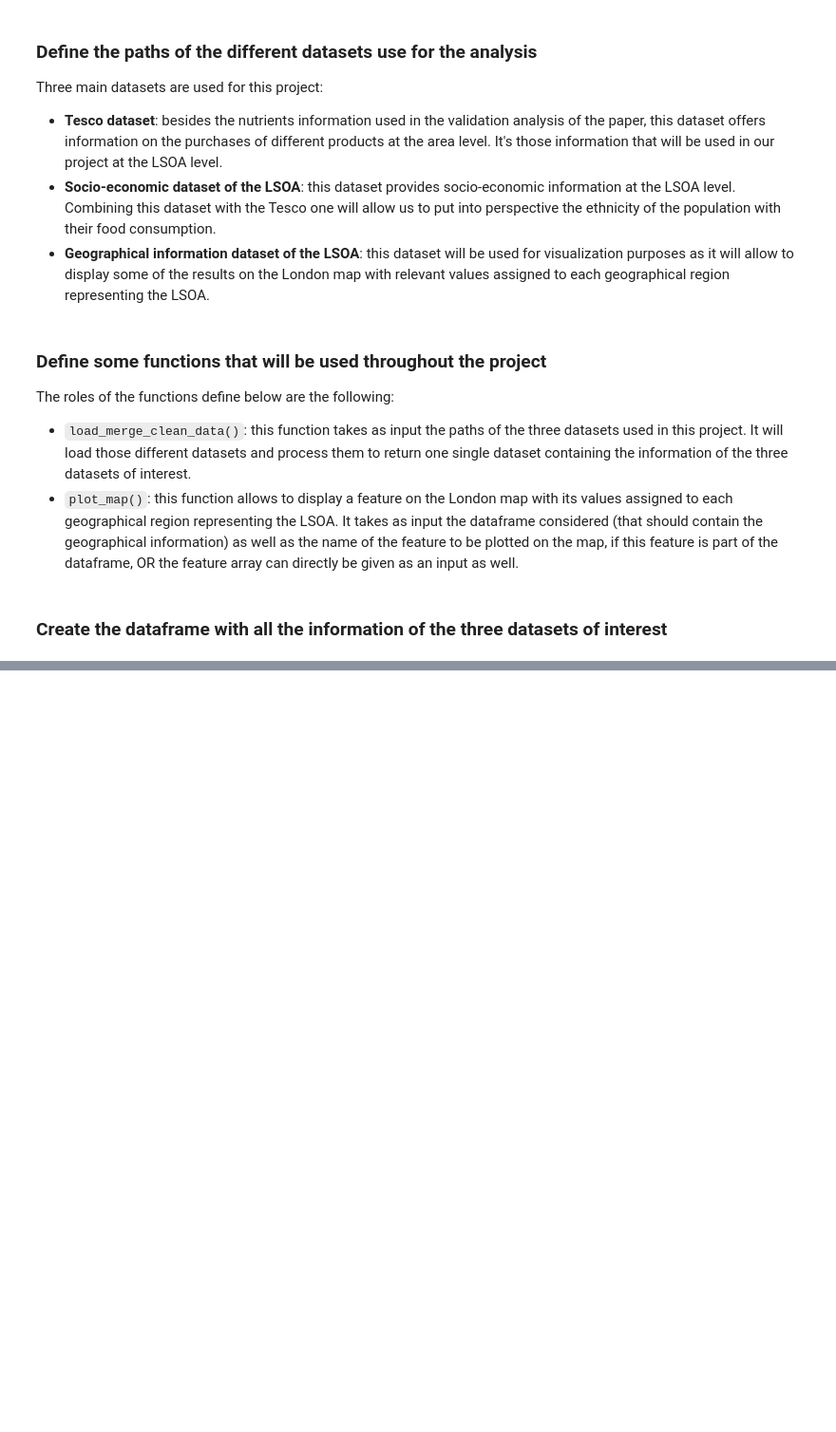
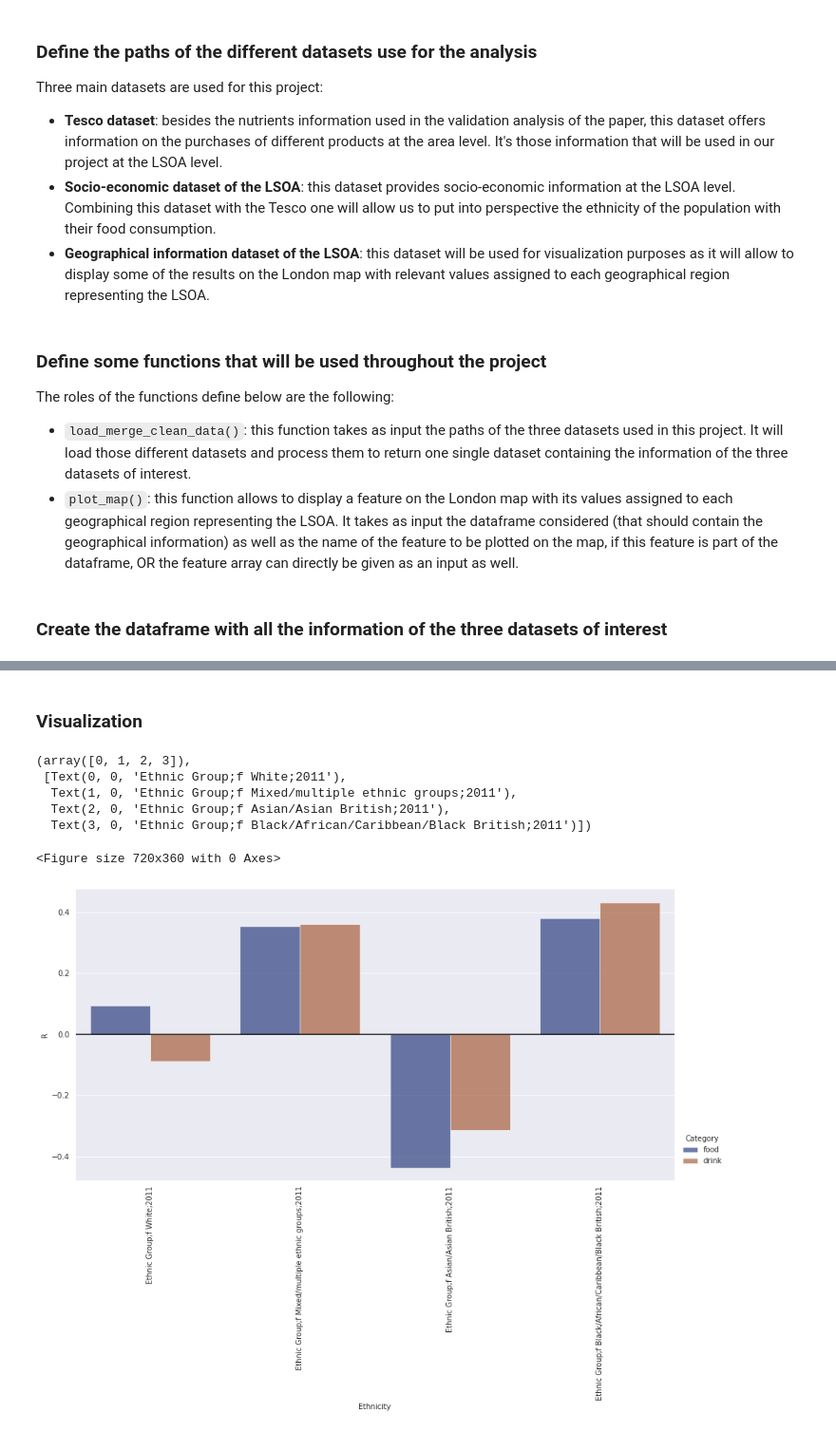
Before and after one commit to epfl-ada/ada-2020-project-milestone-p3-p3_enchiladas, a Jupyter notebook: proj_NB.ipynb, the cells around one changed output, grey strips where cells are left out. Shown at 95% size. Saved outputs shown, nothing was run; the diff lists cells and outputs as text; code cells hidden in the pictures; blank space fills up the shorter version.

```diff
--- a/proj_NB.ipynb
+++ b/proj_NB.ipynb
@@ -126,0 +329,22 @@ full_df
+# %% [markdown]
+### Visualization
+# %%
+# keep only the significant data
+fh_plot_df = fh_corr_df[fh_corr_df['p-value'] < 0.05]
+
+sns.set_style("dark")
+
+plt.figure(figsize=(10,5))
+g = sns.catplot(data=fh_plot_df, kind="bar", x="Ethnicity", y="R", hue="Category", palette="dark", alpha=.6, height=6, aspect=2)
+for ax in g.axes.flat:
+    ax.grid(True, axis='y')
+ax.axhline(y=0, color='k')
+plt.xticks(rotation=90 )
+# %% [output]
+(array([0, 1, 2, 3]),
+ [Text(0, 0, 'Ethnic Group;f White;2011'),
+  Text(1, 0, 'Ethnic Group;f Mixed/multiple ethnic groups;2011'),
+  Text(2, 0, 'Ethnic Group;f Asian/Asian British;2011'),
+  Text(3, 0, 'Ethnic Group;f Black/African/Caribbean/Black British;2011')])
+<Figure size 720x360 with 0 Axes>
+[figure, added]
```
Also changed, not shown: parts of 24 cells of this notebook.
